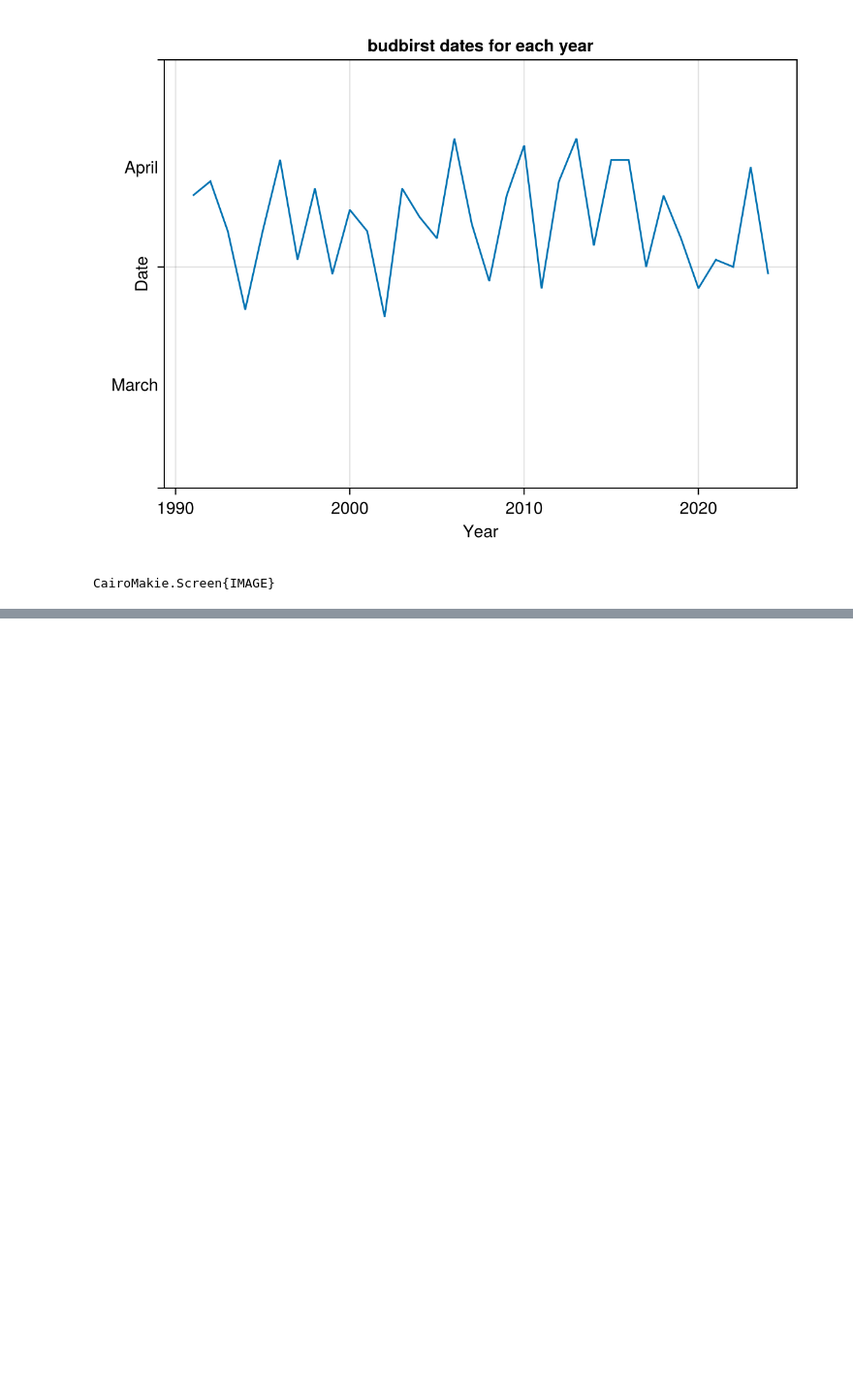
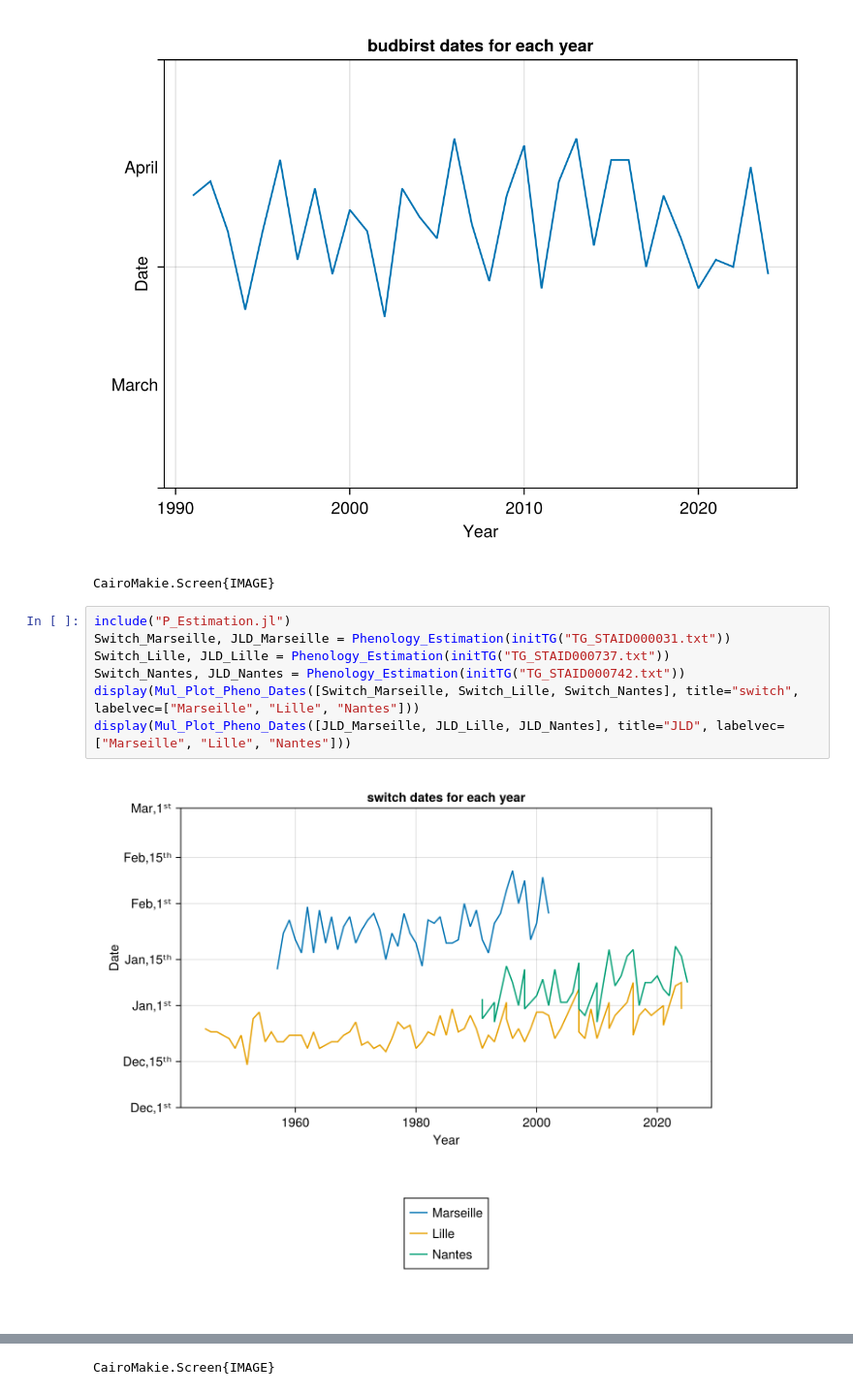
Before and after one commit to dmetivie/2025_Internship_SWG_Pomme, a Jupyter notebook: Phenology/Phenology_model.ipynb, the cells around one changed output, grey strips where cells are left out. Shown at 97% size. Saved outputs shown, nothing was run; the diff lists cells and outputs as text; blank space fills up the shorter version.

Commit message:
Multi lines in Pheno plots

```diff
--- a/Phenology/Phenology_model.ipynb
+++ b/Phenology/Phenology_model.ipynb
@@ -43,3 +43,12 @@ display(Plot_Pheno_Dates(JLD_vec, "budbirst"))
 [figure]
 [figure]
 CairoMakie.Screen{IMAGE}
+# %%
+include("P_Estimation.jl")
+Switch_Marseille, JLD_Marseille = Phenology_Estimation(initTG("TG_STAID000031.txt"))
+Switch_Lille, JLD_Lille = Phenology_Estimation(initTG("TG_STAID000737.txt"))
+Switch_Nantes, JLD_Nantes = Phenology_Estimation(initTG("TG_STAID000742.txt"))
+display(Mul_Plot_Pheno_Dates([Switch_Marseille, Switch_Lille, Switch_Nantes], title="switch", labelvec=["Marseille", "Lille", "Nantes"]))
+display(Mul_Plot_Pheno_Dates([JLD_Marseille, JLD_Lille, JLD_Nantes], title="JLD", labelvec=["Marseille", "Lille", "Nantes"]))
+# %% [output]
+[figure, added]
@@ -45,0 +56 @@ CairoMakie.Screen{IMAGE}
+CairoMakie.Screen{IMAGE}
```
Also changed, not shown: parts of 3 cells of this notebook, 3 other files.
